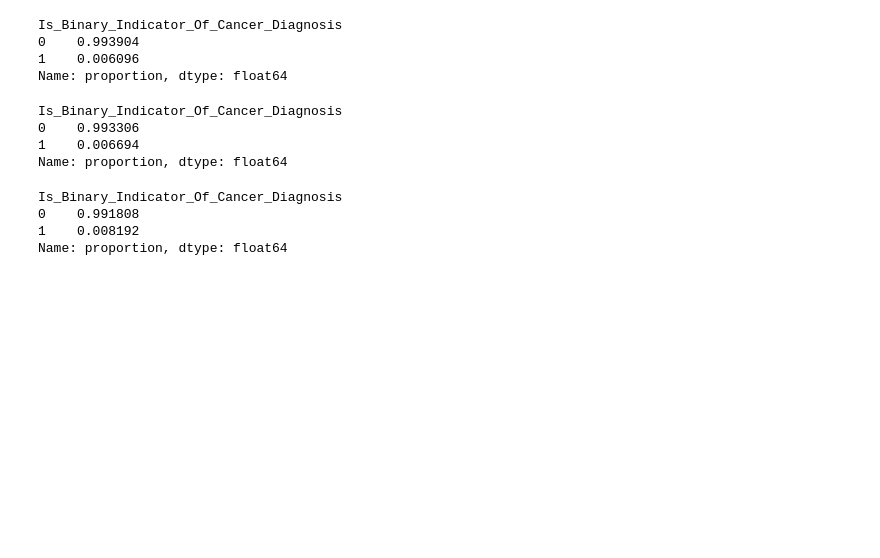
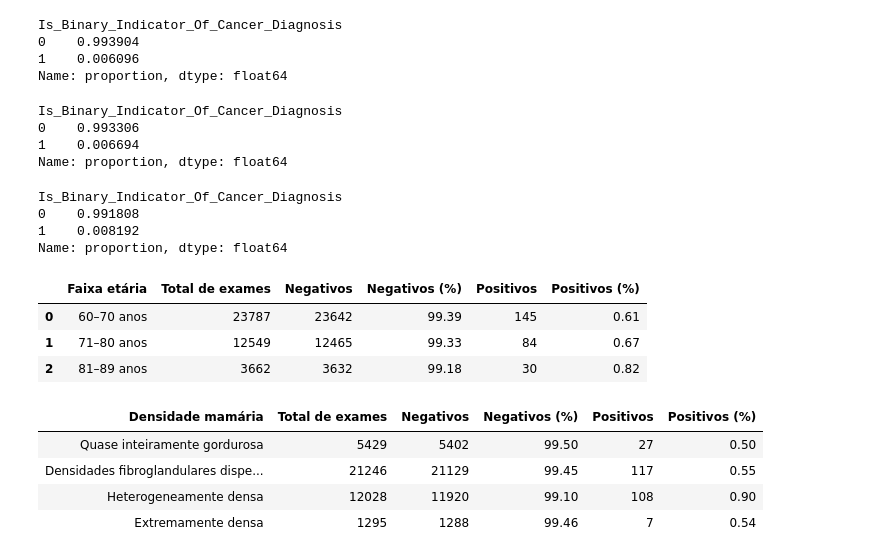
Before and after one commit to arthurMalveste/Breast-Cancer-Analysis-and-Classification, a Jupyter notebook: notebooks/analise.ipynb, the cells around one changed output. Saved outputs shown, nothing was run; the diff lists cells and outputs as text; code cells hidden in the pictures; blank space fills up the shorter version.

```diff
--- a/notebooks/analise.ipynb
+++ b/notebooks/analise.ipynb
@@ -109,3 +197,72 @@ Is_Binary_Indicator_Of_Cancer_Diagnosis
 0    0.991808
 1    0.008192
 Name: proportion, dtype: float64
+# %%
+alvo = "Is_Binary_Indicator_Of_Cancer_Diagnosis"
+
+faixas = {
+    "60–70 anos": mais_60,
+    "71–80 anos": mais_70,
+    "81–89 anos": mais_80,
+}
+
+linhas = []
+
+for faixa, exames in faixas.items():
+    total = len(exames)
+    negativos = (exames[alvo] == 0).sum()
+    positivos = (exames[alvo] == 1).sum()
+
+    linhas.append({
+        "Faixa etária": faixa,
+        "Total de exames": total,
+        "Negativos": negativos,
+        "Negativos (%)": negativos / total * 100,
+        "Positivos": positivos,
+        "Positivos (%)": positivos / total * 100,
+    })
+
+resumo_idade_diagnostico = pd.DataFrame(linhas).round(2)
+resumo_idade_diagnostico
+# %% [output]
+|  | Faixa etária | Total de exames | Negativos | Negativos (%) | Positivos | Positivos (%) |
+| 0 | 60–70 anos | 23787 | 23642 | 99.39 | 145 | 0.61 |
+| 1 | 71–80 anos | 12549 | 12465 | 99.33 | 84 | 0.67 |
+| 2 | 81–89 anos | 3662 | 3632 | 99.18 | 30 | 0.82 |
+# %%
+# Densidade mamária x diagnóstico
+alvo = "Is_Binary_Indicator_Of_Cancer_Diagnosis"
+coluna_densidade = "Patients_BI_RADS_Breast_Density"
+
+categorias_densidade = {
+    1: "Quase inteiramente gordurosa",
+    2: "Densidades fibroglandulares dispersas",
+    3: "Heterogeneamente densa",
+    4: "Extremamente densa",
+}
+
+linhas_densidade = []
+
+for codigo, categoria in categorias_densidade.items():
+    exames = df.loc[df[coluna_densidade] == codigo]
+    total = len(exames)
+    negativos = (exames[alvo] == 0).sum()
+    positivos = (exames[alvo] == 1).sum()
+
+    linhas_densidade.append({
+        "Densidade mamária": categoria,
+        "Total de exames": total,
+        "Negativos": negativos,
+        "Negativos (%)": negativos / total * 100,
+        "Positivos": positivos,
+        "Positivos (%)": positivos / total * 100,
+    })
+
+resumo_densidade_diagnostico = pd.DataFrame(linhas_densidade).round(2)
+resumo_densidade_diagnostico
+# %% [output]
+| Densidade mamária | Total de exames | Negativos | Negativos (%) | Positivos | Positivos (%) |
+| Quase inteiramente gordurosa | 5429 | 5402 | 99.50 | 27 | 0.50 |
+| Densidades fibroglandulares dispe... | 21246 | 21129 | 99.45 | 117 | 0.55 |
+| Heterogeneamente densa | 12028 | 11920 | 99.10 | 108 | 0.90 |
+| Extremamente densa | 1295 | 1288 | 99.46 | 7 | 0.54 |
```
Also changed, not shown: parts of 10 cells of this notebook.
